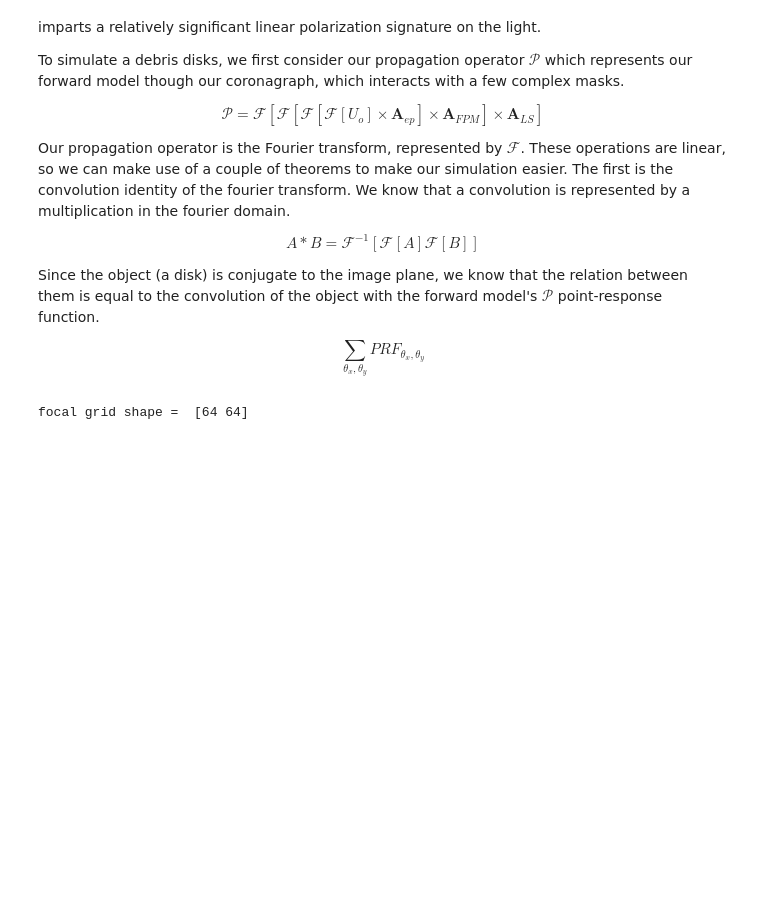
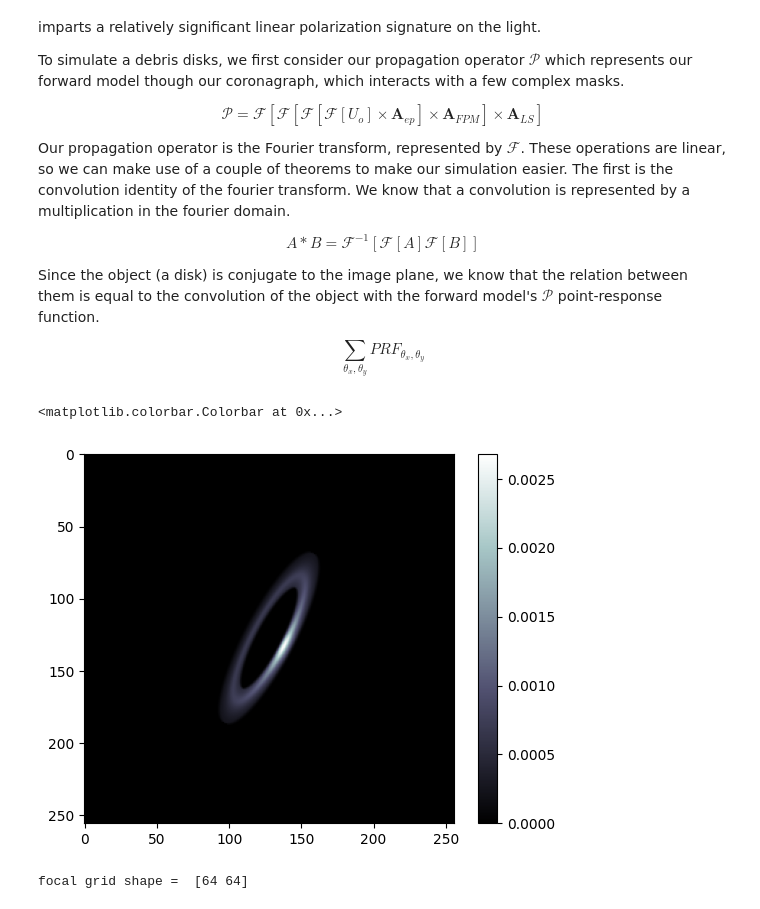
Before and after one commit to Jashcraf/polarization-gsmts-II, a Jupyter notebook: extended_scene_sim.ipynb, the cells around one changed output. Cells and saved outputs as stored; diff of their text form; code cells hidden in the pictures; blank space fills up the shorter version.

```diff
--- a/extended_scene_sim.ipynb
+++ b/extended_scene_sim.ipynb
@@ -26,6 +26,12 @@ Q = fits.getdata(pth+'Q_HR4796A.fits')
 U = fits.getdata(pth+'U_HR4796A.fits')
 V = fits.getdata(pth+'V_HR4796A.fits')
 stokes_orig = [I,Q,U,V]
+# %%
+plt.imshow((I)**(1/3),cmap='bone')
+plt.colorbar()
+# %% [output]
+<matplotlib.colorbar.Colorbar at 0x...>
+[figure, added]
 # %%
 # assemble the forward model
 from hcipy import *
```
Also changed, not shown: parts of 3 cells of this notebook, 7 other files.
